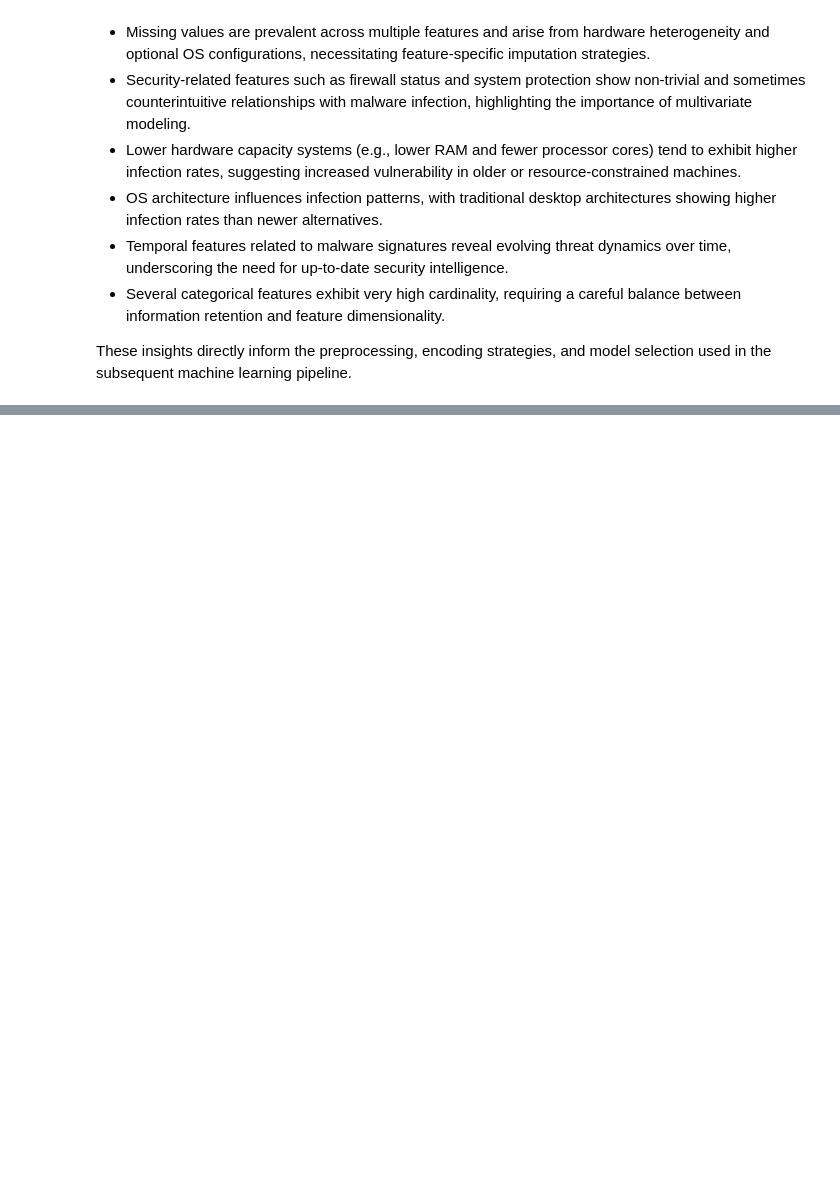
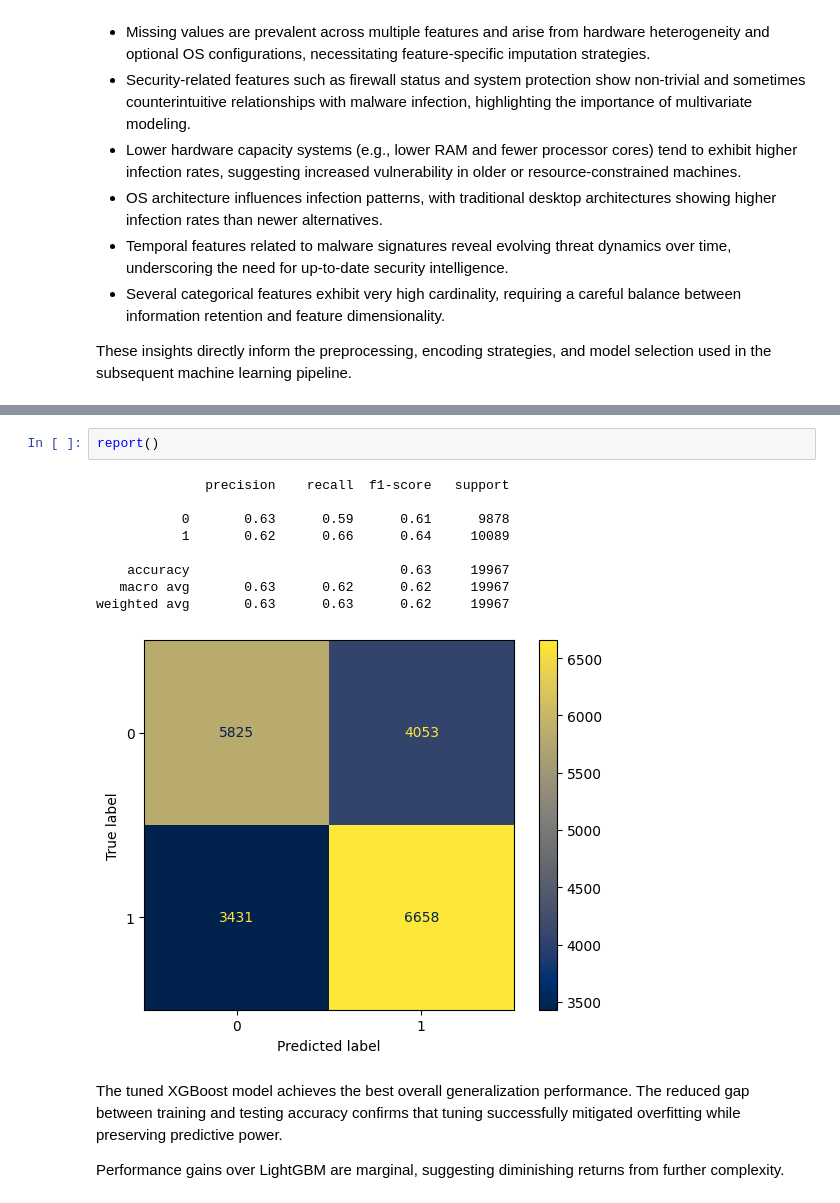
Before and after one commit to Sreenivasan05/System-Threat-Forecaster, a Jupyter notebook: Notebook.ipynb, the cells around one changed output, grey strips where cells are left out. Cells and saved outputs as stored; diff of their text form; blank space fills up the shorter version.

```diff
--- a/Notebook.ipynb
+++ b/Notebook.ipynb
@@ -401,0 +764,19 @@ Index(['MachineID', 'ProductName', 'EngineVersion', 'AppVersion',
+# %%
+report()
+# %% [output]
+              precision    recall  f1-score   support
+
+           0       0.63      0.59      0.61      9878
+           1       0.62      0.66      0.64     10089
+
+    accuracy                           0.63     19967
+   macro avg       0.63      0.62      0.62     19967
+weighted avg       0.63      0.63      0.62     19967
+[figure, added]
+# %% [markdown]
+The tuned XGBoost model achieves the best overall generalization performance.
+The reduced gap between training and testing accuracy confirms that tuning
+successfully mitigated overfitting while preserving predictive power.
+
+Performance gains over LightGBM are marginal, suggesting diminishing returns
+from further complexity.
```
Also changed, not shown: parts of 55 cells of this notebook, 1 other file.
